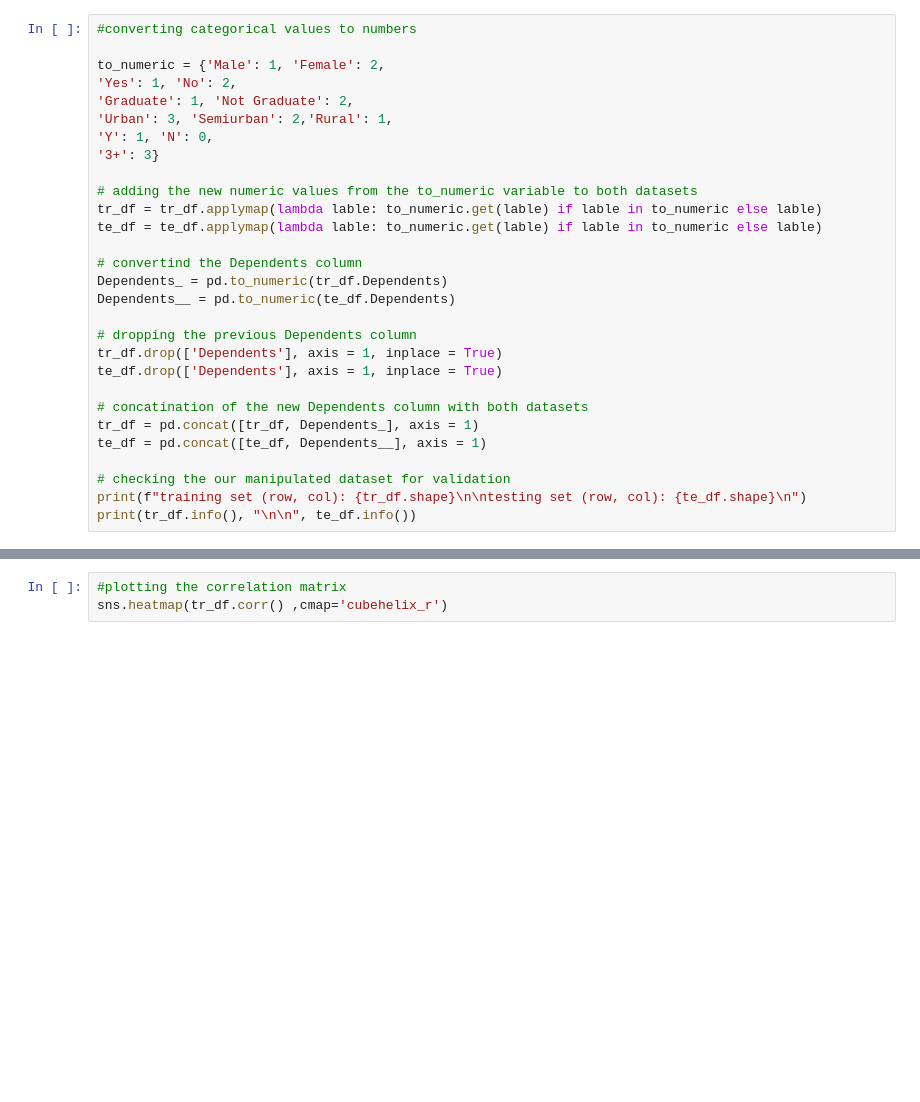
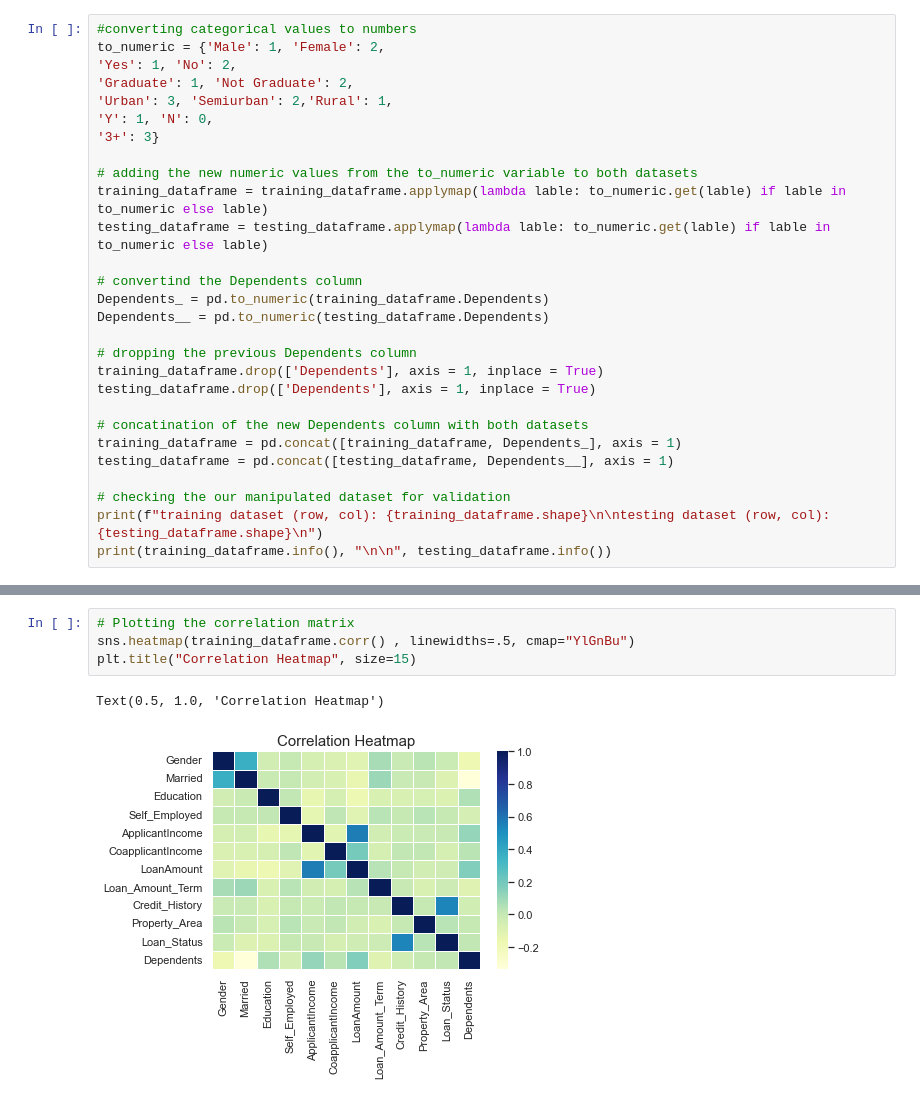
Before and after one commit to VishalDora/UCDPA_VishalDora, a Jupyter notebook: Project_Load.ipynb, the cells around one changed output, grey strips where cells are left out. Cells and saved outputs as stored; diff of their text form; blank space fills up the shorter version.

```diff
--- a/Project_Load.ipynb
+++ b/Project_Load.ipynb
@@ -118,6 +272,5 @@ for i in cat[:-1]:
 # %%
 #converting categorical values to numbers
-
 to_numeric = {'Male': 1, 'Female': 2,
 'Yes': 1, 'No': 2,
 'Graduate': 1, 'Not Graduate': 2,
@@ -126,21 +279,21 @@ to_numeric = {'Male': 1, 'Female': 2,
 '3+': 3}
 
 # adding the new numeric values from the to_numeric variable to both datasets
-tr_df = tr_df.applymap(lambda lable: to_numeric.get(lable) if lable in to_numeric else lable)
-te_df = te_df.applymap(lambda lable: to_numeric.get(lable) if lable in to_numeric else lable)
+training_dataframe = training_dataframe.applymap(lambda lable: to_numeric.get(lable) if lable in to_numeric else lable)
+testing_dataframe = testing_dataframe.applymap(lambda lable: to_numeric.get(lable) if lable in to_numeric else lable)
 
 # convertind the Dependents column
-Dependents_ = pd.to_numeric(tr_df.Dependents)
-Dependents__ = pd.to_numeric(te_df.Dependents)
+Dependents_ = pd.to_numeric(training_dataframe.Dependents)
+Dependents__ = pd.to_numeric(testing_dataframe.Dependents)
 
 # dropping the previous Dependents column
-tr_df.drop(['Dependents'], axis = 1, inplace = True)
-te_df.drop(['Dependents'], axis = 1, inplace = True)
+training_dataframe.drop(['Dependents'], axis = 1, inplace = True)
+testing_dataframe.drop(['Dependents'], axis = 1, inplace = True)
 
 # concatination of the new Dependents column with both datasets
-tr_df = pd.concat([tr_df, Dependents_], axis = 1)
-te_df = pd.concat([te_df, Dependents__], axis = 1)
+training_dataframe = pd.concat([training_dataframe, Dependents_], axis = 1)
+testing_dataframe = pd.concat([testing_dataframe, Dependents__], axis = 1)
 
 # checking the our manipulated dataset for validation
-print(f"training set (row, col): {tr_df.shape}\n\ntesting set (row, col): {te_df.shape}\n")
-print(tr_df.info(), "\n\n", te_df.info())
+print(f"training dataset (row, col): {training_dataframe.shape}\n\ntesting dataset (row, col): {testing_dataframe.shape}\n")
+print(training_dataframe.info(), "\n\n", testing_dataframe.info())
@@ -147,4 +318,8 @@ print(tr_df.info(), "\n\n", te_df.info())
 # %%
-#plotting the correlation matrix
-sns.heatmap(tr_df.corr() ,cmap='cubehelix_r')
+# Plotting the correlation matrix
+sns.heatmap(training_dataframe.corr() , linewidths=.5, cmap="YlGnBu")
+plt.title("Correlation Heatmap", size=15)
+# %% [output]
+Text(0.5, 1.0, 'Correlation Heatmap')
+[figure, added]
 # %%
```
Also changed, not shown: parts of 29 cells of this notebook, 3 other files.
